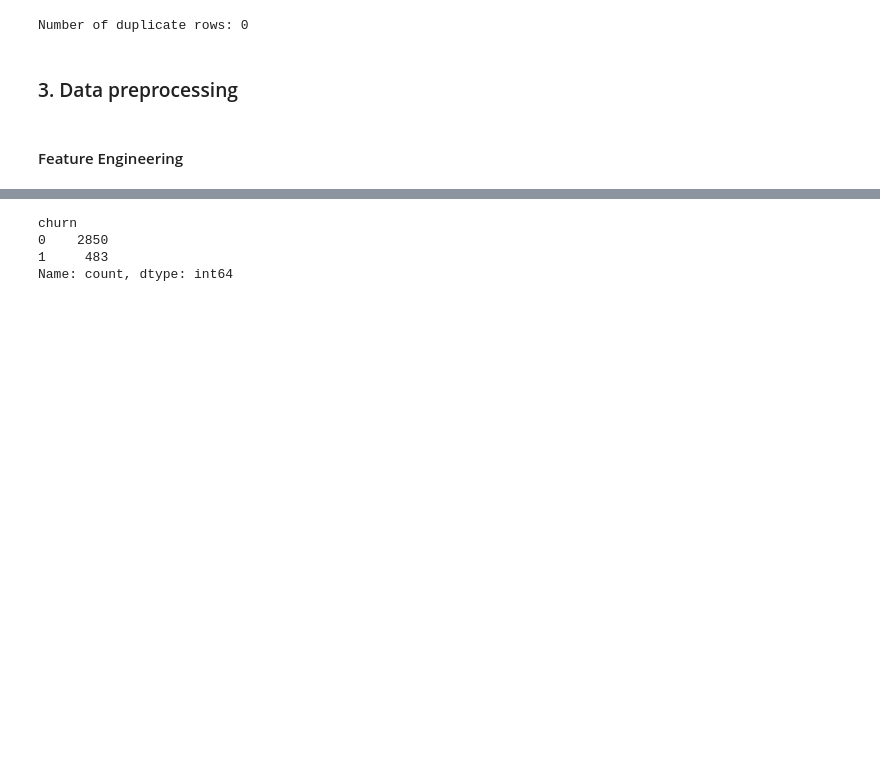
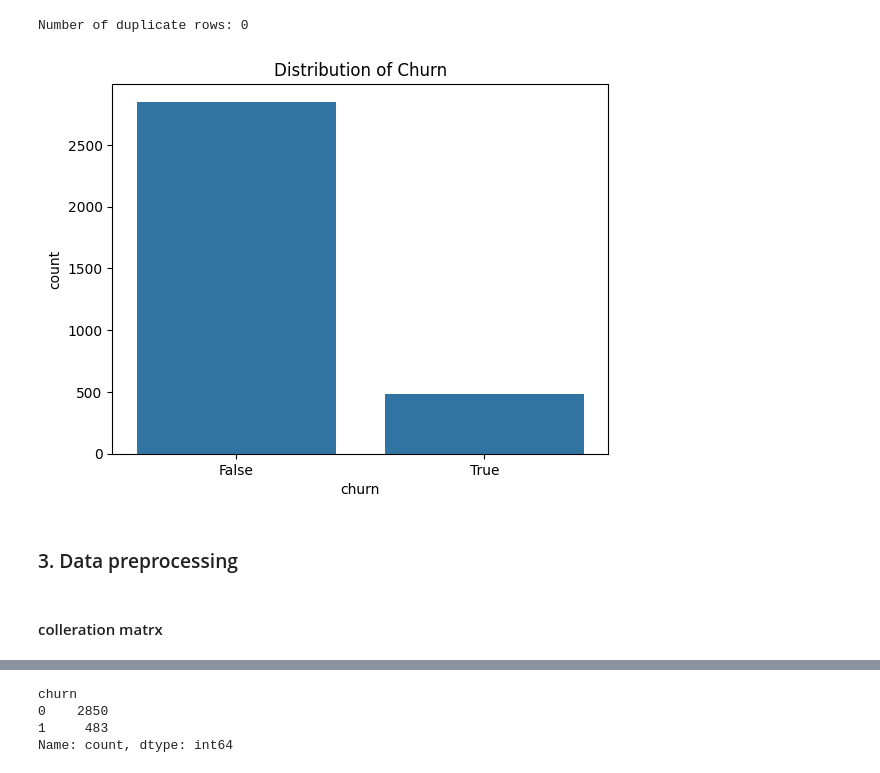
Before and after one commit to chepbree/customer-churn-prediction, a Jupyter notebook: churn.ipynb, the cells around one changed output, grey strips where cells are left out. Drawn from its saved outputs; the diff is of its cells as text; code cells hidden in the pictures; blank space fills up the shorter version.

```diff
--- a/churn.ipynb
+++ b/churn.ipynb
@@ -99,7 +103,13 @@ max             5.400000                9.000000
 print("\nNumber of duplicate rows:", data.duplicated().sum())
 # %% [output]
 Number of duplicate rows: 0
+# %%
+sns.countplot(x="churn", data=data)
+plt.title("Distribution of Churn")
+plt.show()
+# %% [output]
+[figure, added]
 # %% [markdown]
 ### 3. Data preprocessing
 # %% [markdown]
-#### Feature Engineering
+#### colleration matrx
```
Also changed, not shown: parts of 21 cells of this notebook, 1 other file.
